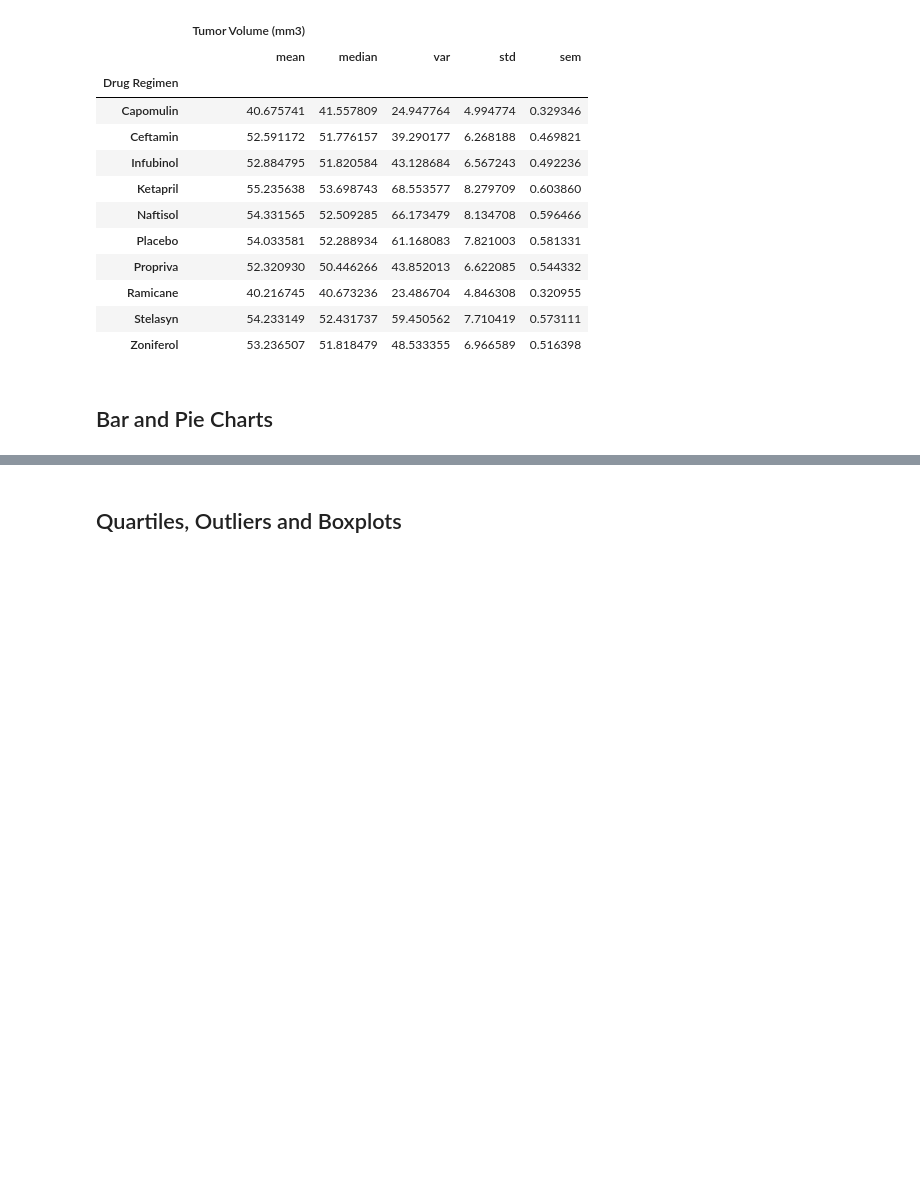
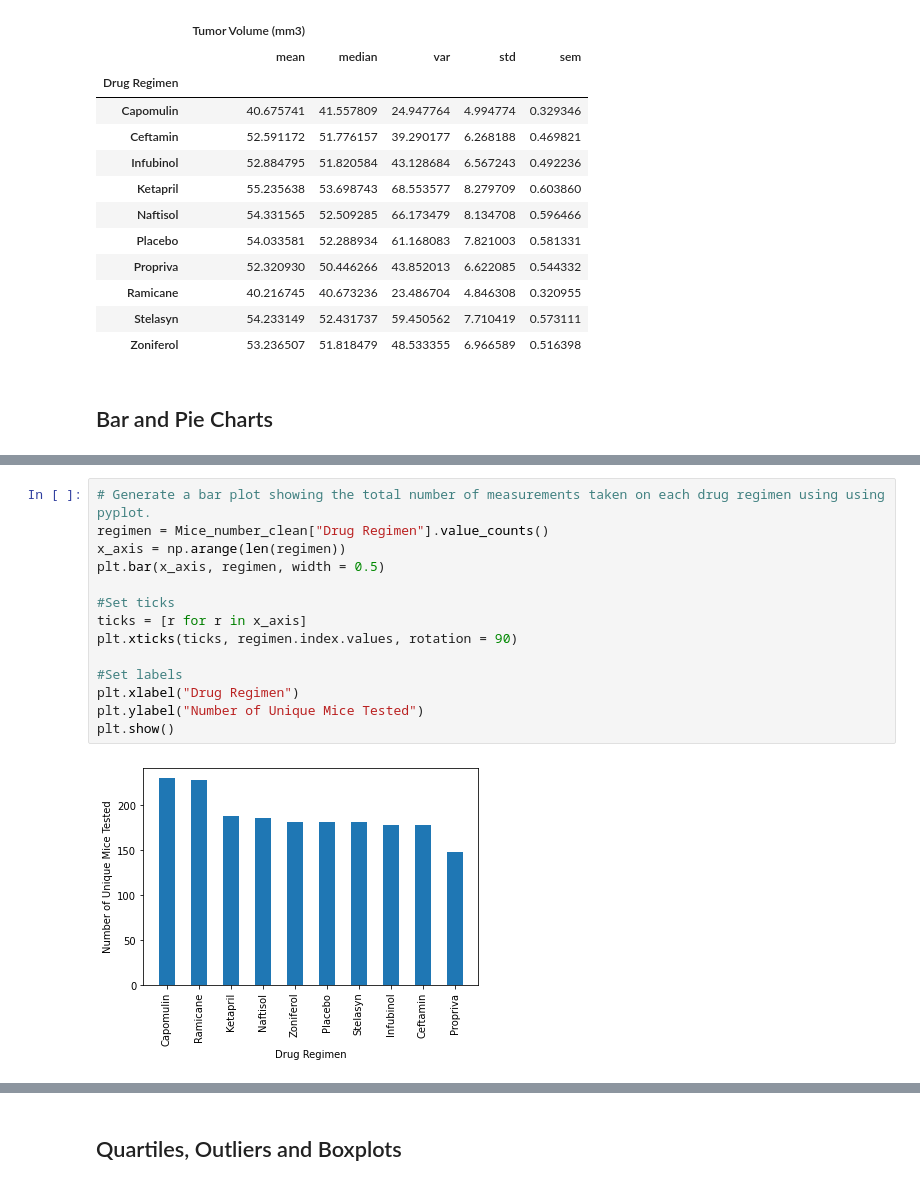
Before and after one commit to carolyan1/Matplotlib-Challenge, a Jupyter notebook: Pymaceuticals/Pymaceuticals_Starter.ipynb, the cells around one changed output, grey strips where cells are left out. Saved outputs shown, nothing was run; the diff lists cells and outputs as text; blank space fills up the shorter version.

```diff
--- a/Pymaceuticals/Pymaceuticals_Starter.ipynb
+++ b/Pymaceuticals/Pymaceuticals_Starter.ipynb
@@ -152,2 +148,18 @@ plt.show()
+# %%
+# Generate a bar plot showing the total number of measurements taken on each drug regimen using using pyplot.
+regimen = Mice_number_clean["Drug Regimen"].value_counts()
+x_axis = np.arange(len(regimen))
+plt.bar(x_axis, regimen, width = 0.5)
+
+#Set ticks
+ticks = [r for r in x_axis]
+plt.xticks(ticks, regimen.index.values, rotation = 90)
+
+#Set labels
+plt.xlabel("Drug Regimen")
+plt.ylabel("Number of Unique Mice Tested")
+plt.show()
+# %% [output]
+[figure, added]
 # %%
 # Generate a pie plot showing the distribution of female versus male mice using pandas
```
Also changed, not shown: parts of 16 cells of this notebook, 2 other files.
